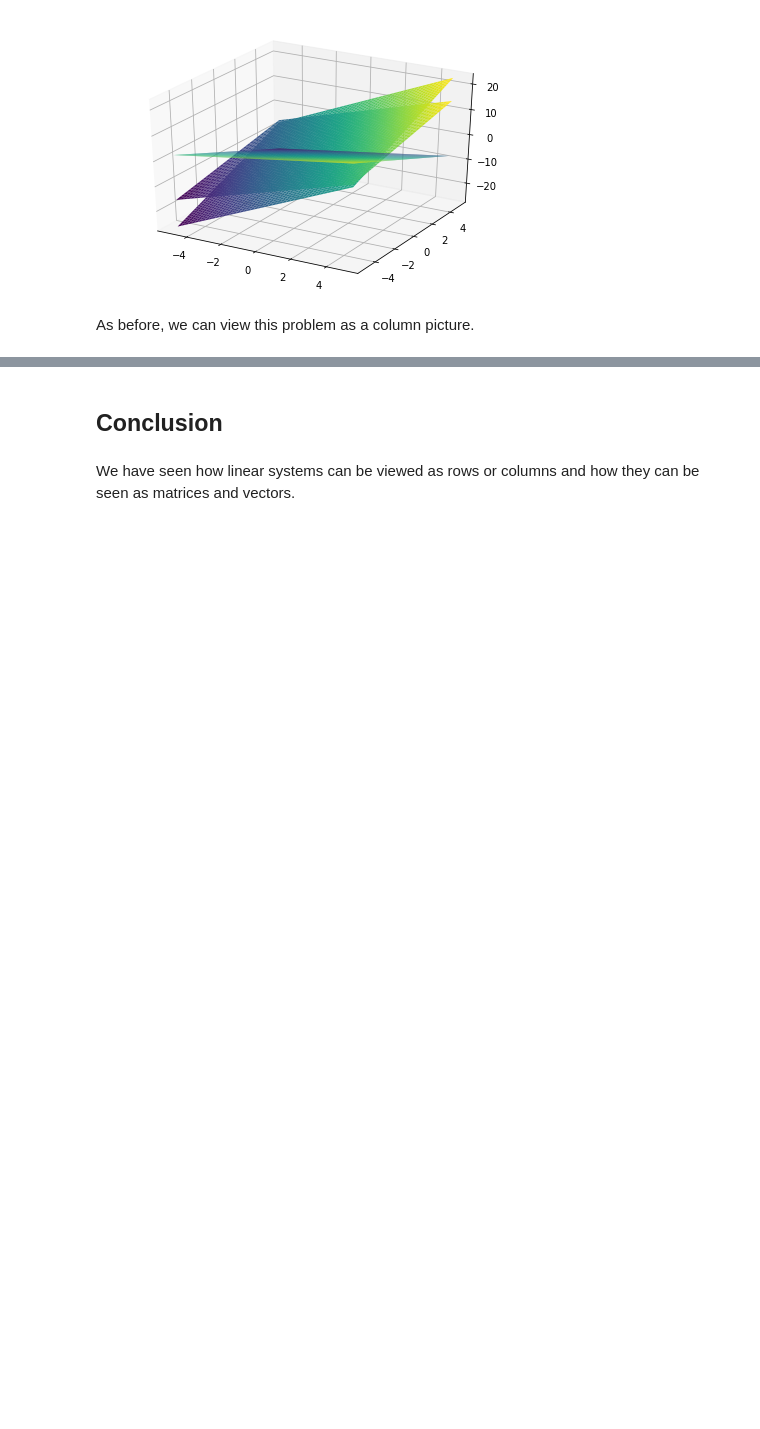
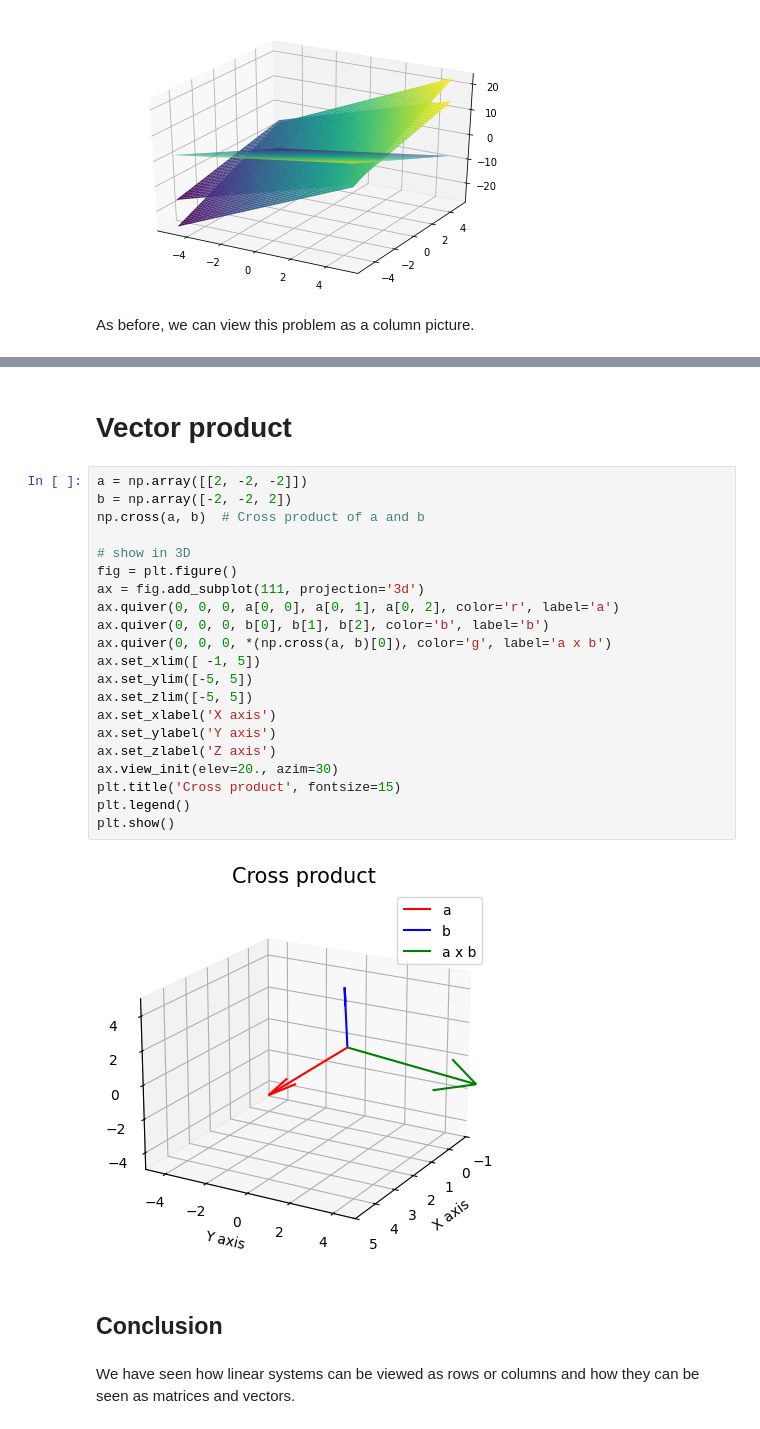
Before and after one commit to JanPastorek/1-AIN-152-22-LinearAlgebra, a Jupyter notebook: 2_Geometric_view_of_linear_algebra_checkpoint.ipynb, the cells around one changed output, grey strips where cells are left out. Drawn from its saved outputs; the diff is of its cells as text; blank space fills up the shorter version.

```diff
--- a/2_Geometric_view_of_linear_algebra_checkpoint.ipynb
+++ b/2_Geometric_view_of_linear_algebra_checkpoint.ipynb
@@ -252,3 +533,28 @@ As before, we can view this problem as a column picture.
+# %% [markdown]
+# Vector product
+# %%
+a = np.array([[2, -2, -2]])
+b = np.array([-2, -2, 2])
+np.cross(a, b)  # Cross product of a and b
+
+# show in 3D
+fig = plt.figure()
+ax = fig.add_subplot(111, projection='3d')
+ax.quiver(0, 0, 0, a[0, 0], a[0, 1], a[0, 2], color='r', label='a')
+ax.quiver(0, 0, 0, b[0], b[1], b[2], color='b', label='b')
+ax.quiver(0, 0, 0, *(np.cross(a, b)[0]), color='g', label='a x b')
+ax.set_xlim([ -1, 5])
+ax.set_ylim([-5, 5])
+ax.set_zlim([-5, 5])
+ax.set_xlabel('X axis')
+ax.set_ylabel('Y axis')
+ax.set_zlabel('Z axis')
+ax.view_init(elev=20., azim=30)
+plt.title('Cross product', fontsize=15)
+plt.legend()
+plt.show()
+# %% [output]
+[figure, added]
 # %% [markdown]
 ## Conclusion
 # %% [markdown]
```
Also changed, not shown: parts of 4 cells of this notebook.
